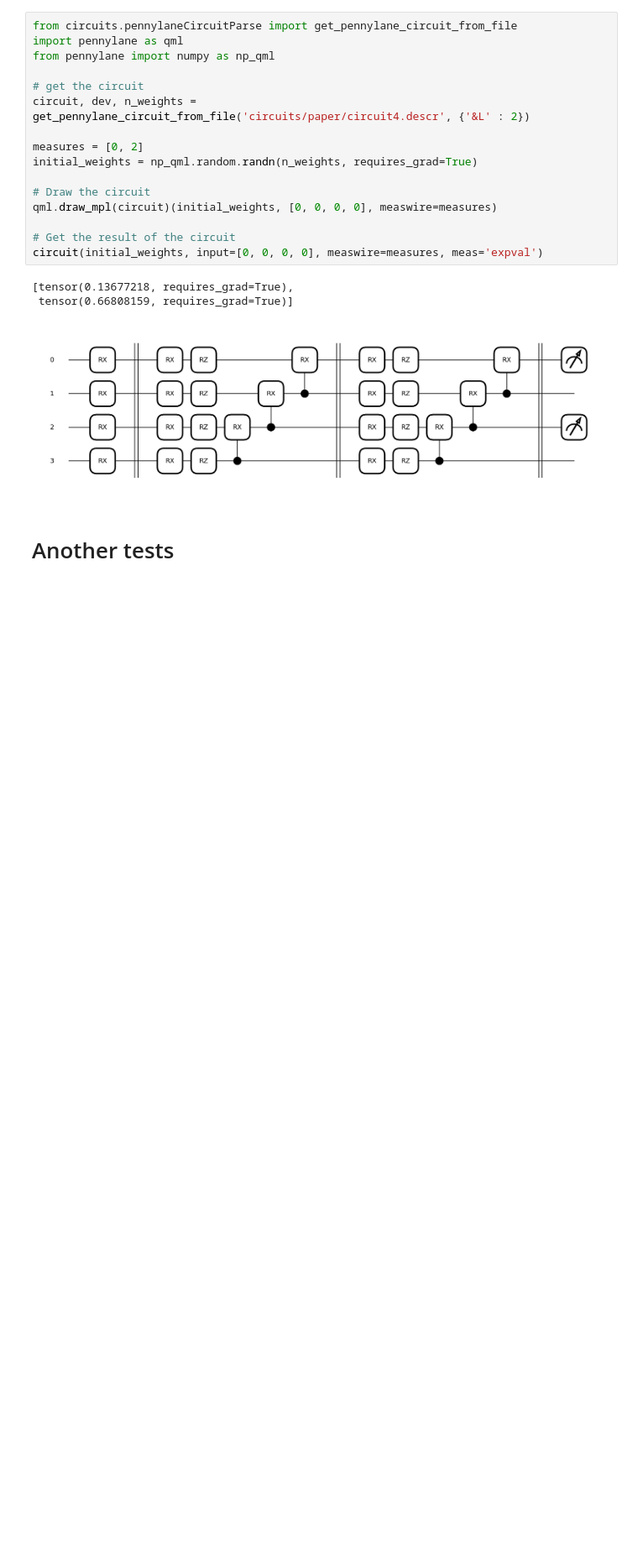
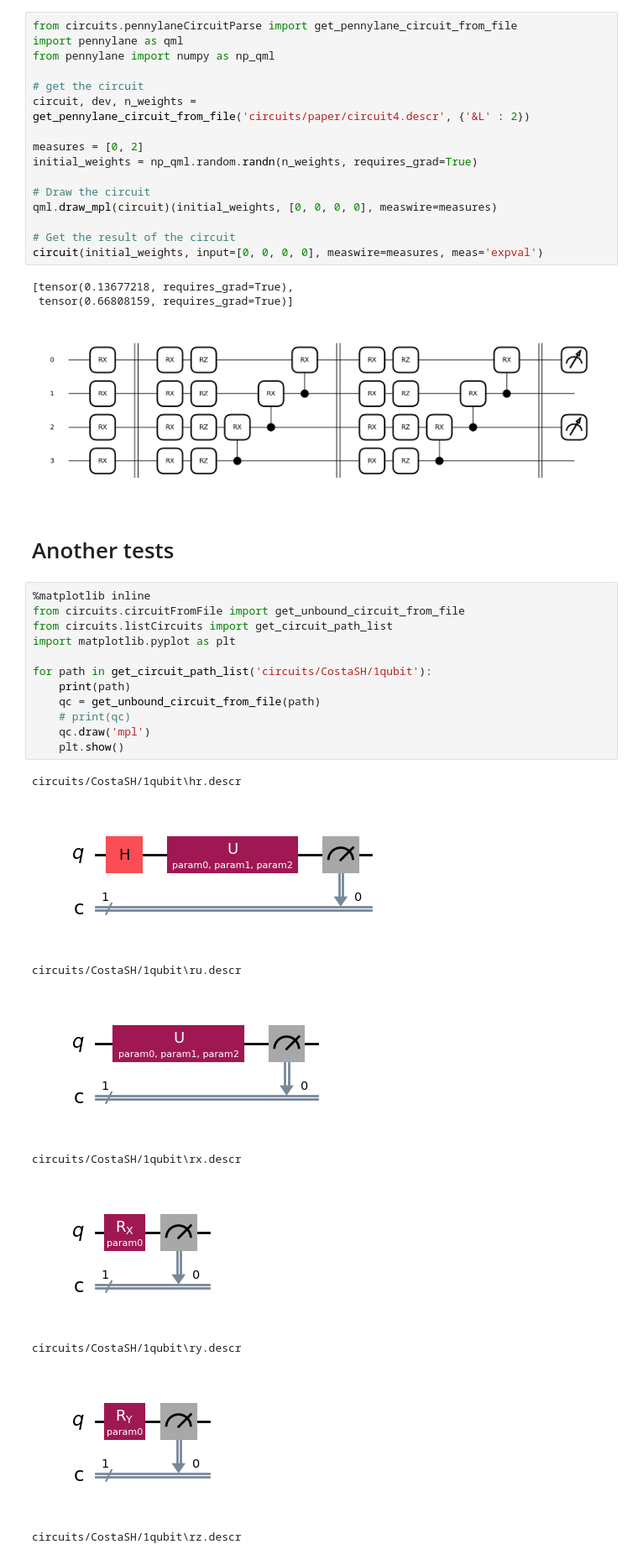
Before and after one commit to SamuellH12/Quantum-Express-Entang-Measures, a Jupyter notebook: notebook.ipynb, the cells around one changed output. Shown at 84% size. Drawn from its saved outputs; the diff is of its cells as text; blank space fills up the shorter version.

Commit message:
add listCircuit function

```diff
--- a/notebook.ipynb
+++ b/notebook.ipynb
@@ -41,3 +41,25 @@ circuit(initial_weights, input=[0, 0, 0, 0], measwire=measures, meas='expval')
 [figure]
 # %% [markdown]
 # Another tests
+# %%
+%matplotlib inline
+from circuits.circuitFromFile import get_unbound_circuit_from_file
+from circuits.listCircuits import get_circuit_path_list
+import matplotlib.pyplot as plt
+
+for path in get_circuit_path_list('circuits/CostaSH/1qubit'):
+    print(path)
+    qc = get_unbound_circuit_from_file(path)
+    # print(qc)
+    qc.draw('mpl')
+    plt.show()
+# %% [output]
+circuits/CostaSH/1qubit\hr.descr
+[figure, added]
+circuits/CostaSH/1qubit\ru.descr
+[figure, added]
+circuits/CostaSH/1qubit\rx.descr
+[figure, added]
+circuits/CostaSH/1qubit\ry.descr
+[figure, added]
+circuits/CostaSH/1qubit\rz.descr
```
Also changed, not shown: parts of 1 cell of this notebook, 2 other files.
